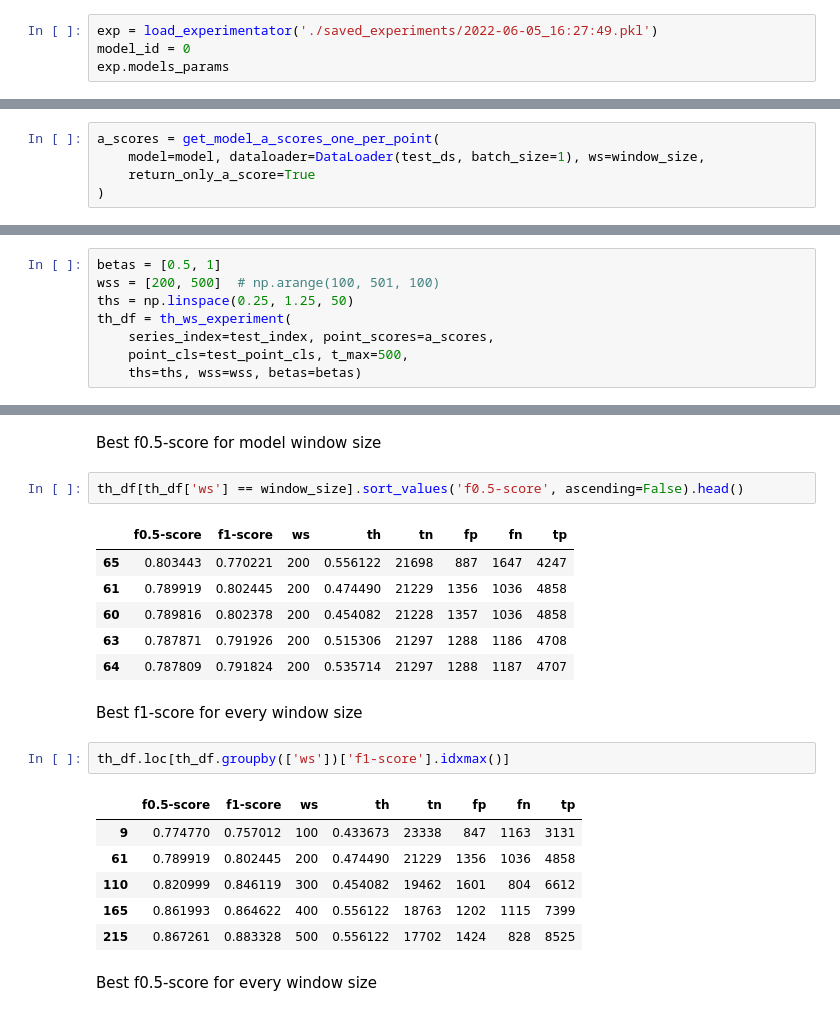
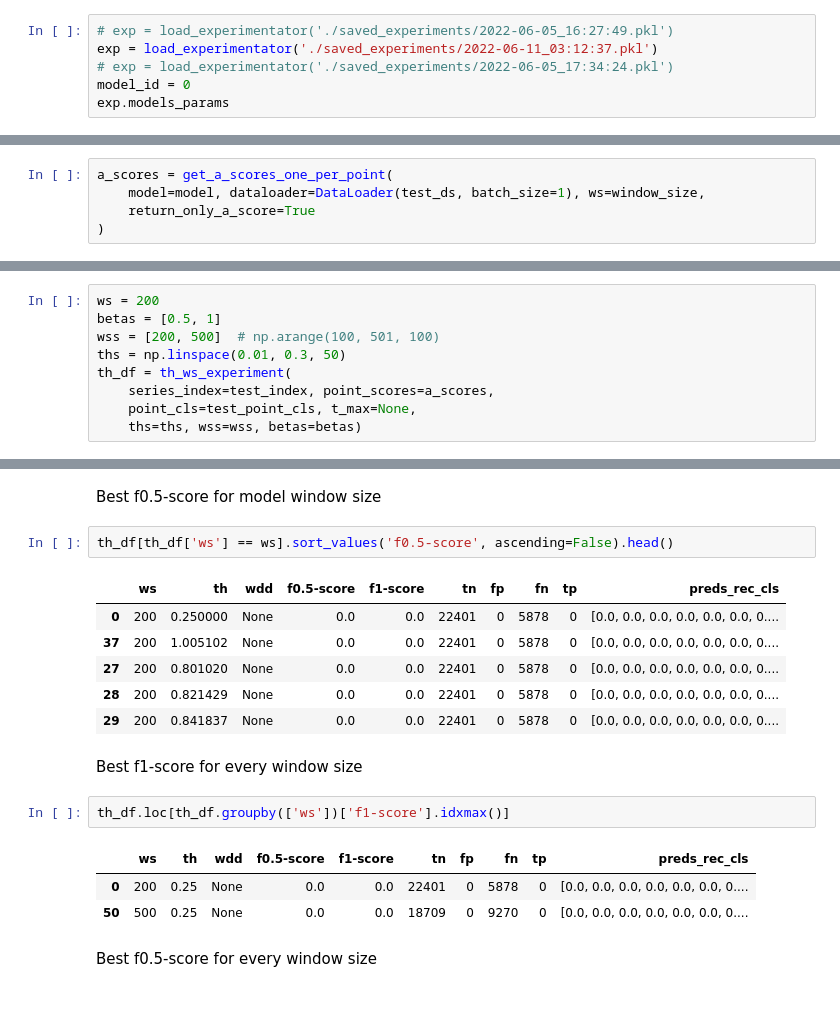
Before and after one commit to Stashq/TS-Forecasting, a Jupyter notebook: notebooks/AnomTrans_stats.ipynb, the cells around one changed output, grey strips where cells are left out. Cells and saved outputs as stored; diff of their text form.

```diff
--- a/notebooks/AnomTrans_stats.ipynb
+++ b/notebooks/AnomTrans_stats.ipynb
@@ -49,7 +49,9 @@ sns.set_style()
 # %% [markdown]
 # Data and model loading
 # %%
-exp = load_experimentator('./saved_experiments/2022-06-05_16:27:49.pkl')
+# exp = load_experimentator('./saved_experiments/2022-06-05_16:27:49.pkl')
+exp = load_experimentator('./saved_experiments/2022-06-11_03:12:37.pkl')
+# exp = load_experimentator('./saved_experiments/2022-06-05_17:34:24.pkl')
 model_id = 0
 exp.models_params
 # %% [output]
@@ -118,7 +121,7 @@ plot_dataset(
 # %% [markdown]
 Anomaly scores
 # %%
-a_scores = get_model_a_scores_one_per_point(
+a_scores = get_a_scores_one_per_point(
     model=model, dataloader=DataLoader(test_ds, batch_size=1), ws=window_size,
     return_only_a_score=True
 )
@@ -173,12 +178,13 @@ th_df = load_th_exp(scores_dirpath + 'th_ws_exp.csv')
 # %% [markdown]
 ## Computing and comparing scores
 # %%
+ws = 200
 betas = [0.5, 1]
 wss = [200, 500]  # np.arange(100, 501, 100)
-ths = np.linspace(0.25, 1.25, 50)
+ths = np.linspace(0.01, 0.3, 50)
 th_df = th_ws_experiment(
     series_index=test_index, point_scores=a_scores,
-    point_cls=test_point_cls, t_max=500,
+    point_cls=test_point_cls, t_max=None,
     ths=ths, wss=wss, betas=betas)
 # %% [markdown]
 Saving scores
@@ -198,25 +213,22 @@ th_df[th_df['ws'] == window_size].sort_values('f1-score', ascending=False).head(
 # %% [markdown]
 Best f0.5-score for model window size
 # %%
-th_df[th_df['ws'] == window_size].sort_values('f0.5-score', ascending=False).head()
+th_df[th_df['ws'] == ws].sort_values('f0.5-score', ascending=False).head()
 # %% [output]
-|  | f0.5-score | f1-score | ws | th | tn | fp | fn | tp |
-| 65 | 0.803443 | 0.770221 | 200 | 0.556122 | 21698 | 887 | 1647 | 4247 |
-| 61 | 0.789919 | 0.802445 | 200 | 0.474490 | 21229 | 1356 | 1036 | 4858 |
-| 60 | 0.789816 | 0.802378 | 200 | 0.454082 | 21228 | 1357 | 1036 | 4858 |
-| 63 | 0.787871 | 0.791926 | 200 | 0.515306 | 21297 | 1288 | 1186 | 4708 |
-| 64 | 0.787809 | 0.791824 | 200 | 0.535714 | 21297 | 1288 | 1187 | 4707 |
+|  | ws | th | wdd | f0.5-score | f1-score | tn | fp | fn | tp | preds_rec_cls |
+| 0 | 200 | 0.250000 | None | 0.0 | 0.0 | 22401 | 0 | 5878 | 0 | [0.0, 0.0, 0.0, 0.0, 0.0, 0.0, 0.... |
+| 37 | 200 | 1.005102 | None | 0.0 | 0.0 | 22401 | 0 | 5878 | 0 | [0.0, 0.0, 0.0, 0.0, 0.0, 0.0, 0.... |
+| 27 | 200 | 0.801020 | None | 0.0 | 0.0 | 22401 | 0 | 5878 | 0 | [0.0, 0.0, 0.0, 0.0, 0.0, 0.0, 0.... |
+| 28 | 200 | 0.821429 | None | 0.0 | 0.0 | 22401 | 0 | 5878 | 0 | [0.0, 0.0, 0.0, 0.0, 0.0, 0.0, 0.... |
+| 29 | 200 | 0.841837 | None | 0.0 | 0.0 | 22401 | 0 | 5878 | 0 | [0.0, 0.0, 0.0, 0.0, 0.0, 0.0, 0.... |
 # %% [markdown]
 Best f1-score for every window size
 # %%
 th_df.loc[th_df.groupby(['ws'])['f1-score'].idxmax()]
 # %% [output]
-|  | f0.5-score | f1-score | ws | th | tn | fp | fn | tp |
-| 9 | 0.774770 | 0.757012 | 100 | 0.433673 | 23338 | 847 | 1163 | 3131 |
-| 61 | 0.789919 | 0.802445 | 200 | 0.474490 | 21229 | 1356 | 1036 | 4858 |
-| 110 | 0.820999 | 0.846119 | 300 | 0.454082 | 19462 | 1601 | 804 | 6612 |
-| 165 | 0.861993 | 0.864622 | 400 | 0.556122 | 18763 | 1202 | 1115 | 7399 |
-| 215 | 0.867261 | 0.883328 | 500 | 0.556122 | 17702 | 1424 | 828 | 8525 |
+|  | ws | th | wdd | f0.5-score | f1-score | tn | fp | fn | tp | preds_rec_cls |
+| 0 | 200 | 0.25 | None | 0.0 | 0.0 | 22401 | 0 | 5878 | 0 | [0.0, 0.0, 0.0, 0.0, 0.0, 0.0, 0.... |
+| 50 | 500 | 0.25 | None | 0.0 | 0.0 | 18709 | 0 | 9270 | 0 | [0.0, 0.0, 0.0, 0.0, 0.0, 0.0, 0.... |
 # %% [markdown]
 Best f0.5-score for every window size
 # %%
```
Also changed, not shown: parts of 62 cells of this notebook, 12 other files.
